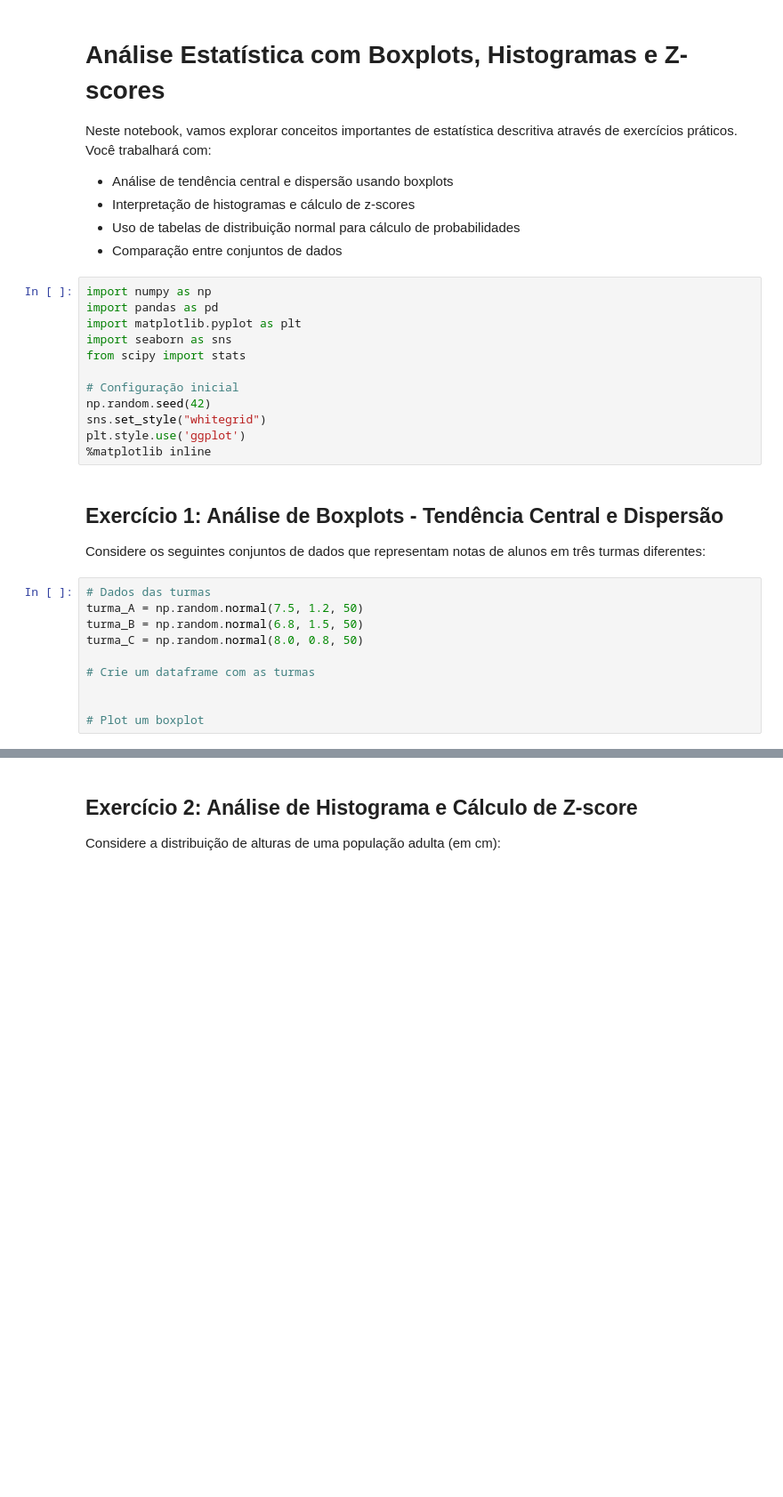
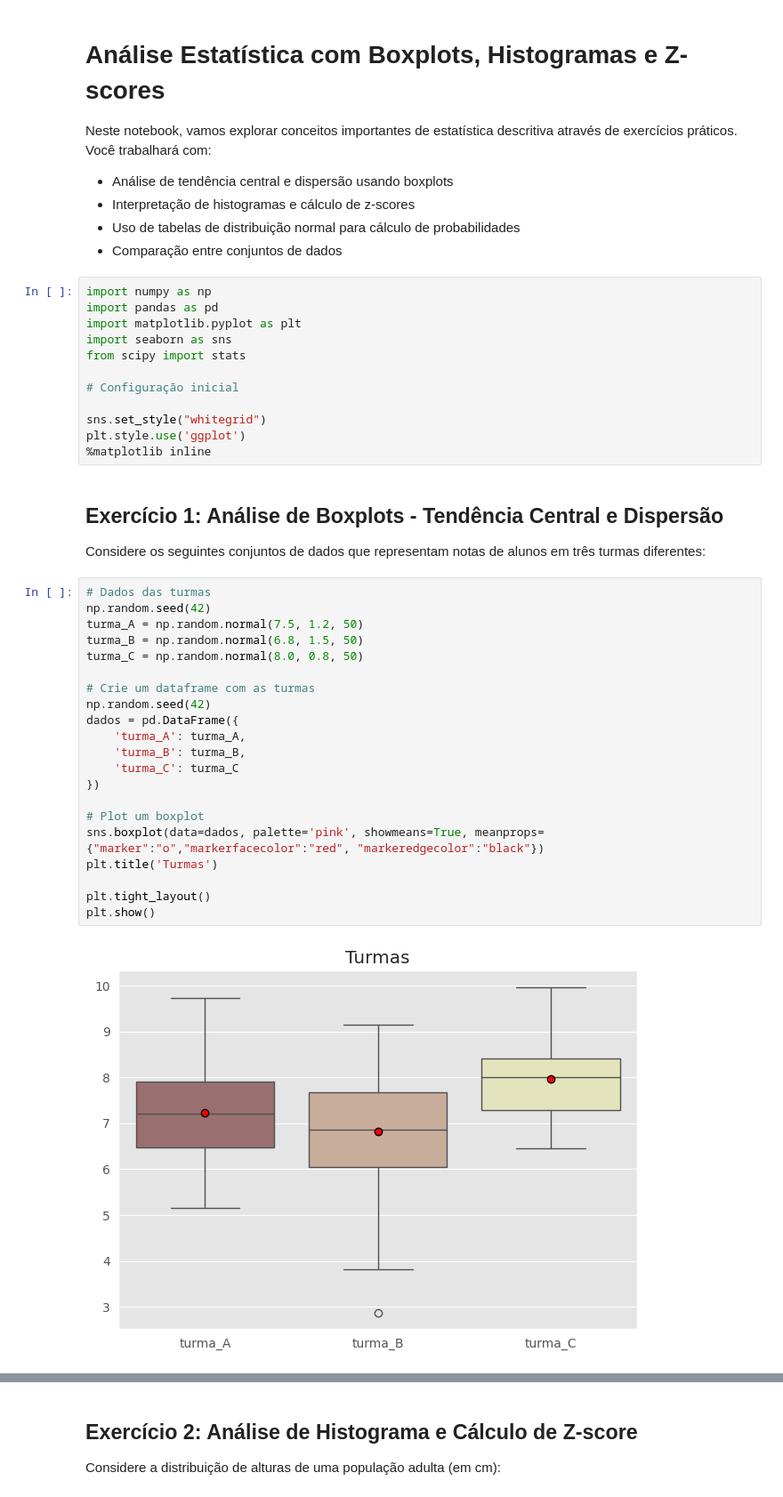
Before and after one commit to MariPinas/data_science_2025, a Jupyter notebook: notebooks/Lab04_TCL_Plots/Exercicios.ipynb, the cells around one changed output, grey strips where cells are left out. Shown: that part at 89% size. Saved outputs shown, nothing was run; the diff lists cells and outputs as text; blank space fills up the shorter version.

```diff
--- a/notebooks/Lab04_TCL_Plots/Exercicios.ipynb
+++ b/notebooks/Lab04_TCL_Plots/Exercicios.ipynb
@@ -16,7 +16,7 @@ import seaborn as sns
 from scipy import stats
 
 # Configuração inicial
-np.random.seed(42)
+
 sns.set_style("whitegrid")
 plt.style.use('ggplot')
 %matplotlib inline
@@ -27,14 +27,27 @@ plt.style.use('ggplot')
 Considere os seguintes conjuntos de dados que representam notas de alunos em três turmas diferentes:
 # %%
 # Dados das turmas
+np.random.seed(42)
 turma_A = np.random.normal(7.5, 1.2, 50)
 turma_B = np.random.normal(6.8, 1.5, 50)
 turma_C = np.random.normal(8.0, 0.8, 50)
 
 # Crie um dataframe com as turmas
-
+np.random.seed(42)
+dados = pd.DataFrame({
+    'turma_A': turma_A,
+    'turma_B': turma_B,
+    'turma_C': turma_C
+})
 
 # Plot um boxplot
+sns.boxplot(data=dados, palette='pink', showmeans=True, meanprops={"marker":"o","markerfacecolor":"red", "markeredgecolor":"black"})
+plt.title('Turmas')
+
+plt.tight_layout()
+plt.show()
+# %% [output]
+[figure, added]
 # %% [markdown]
 **Perguntas**:
 1. Qual turma apresenta a maior mediana de notas? E a menor?
```
Also changed, not shown: parts of 4 cells of this notebook.
